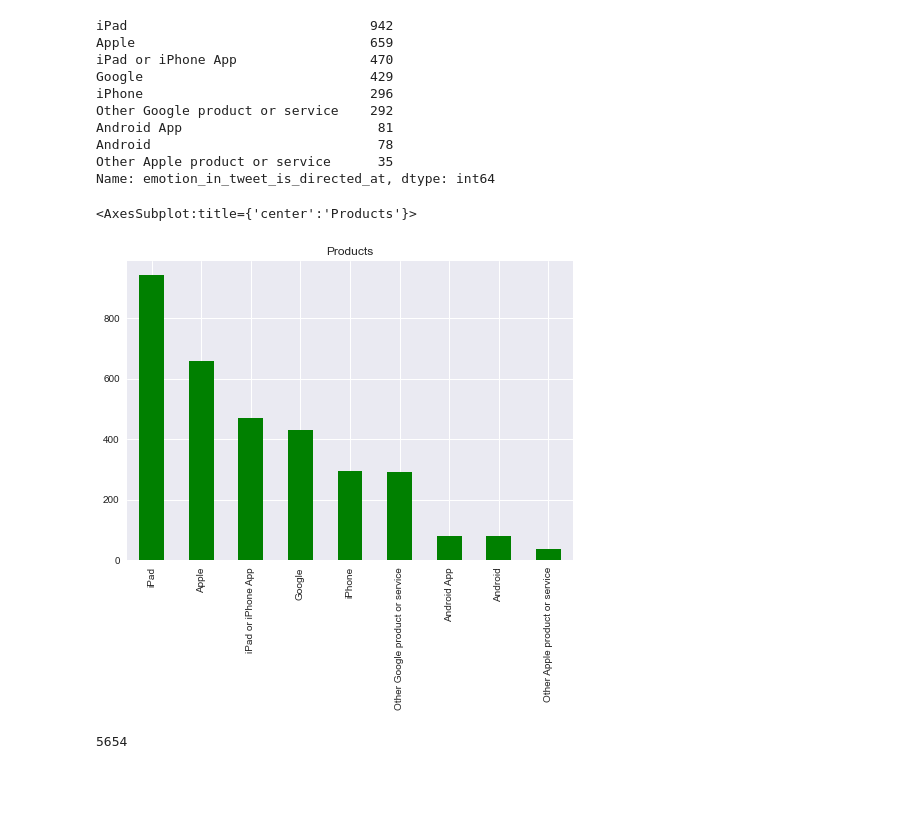
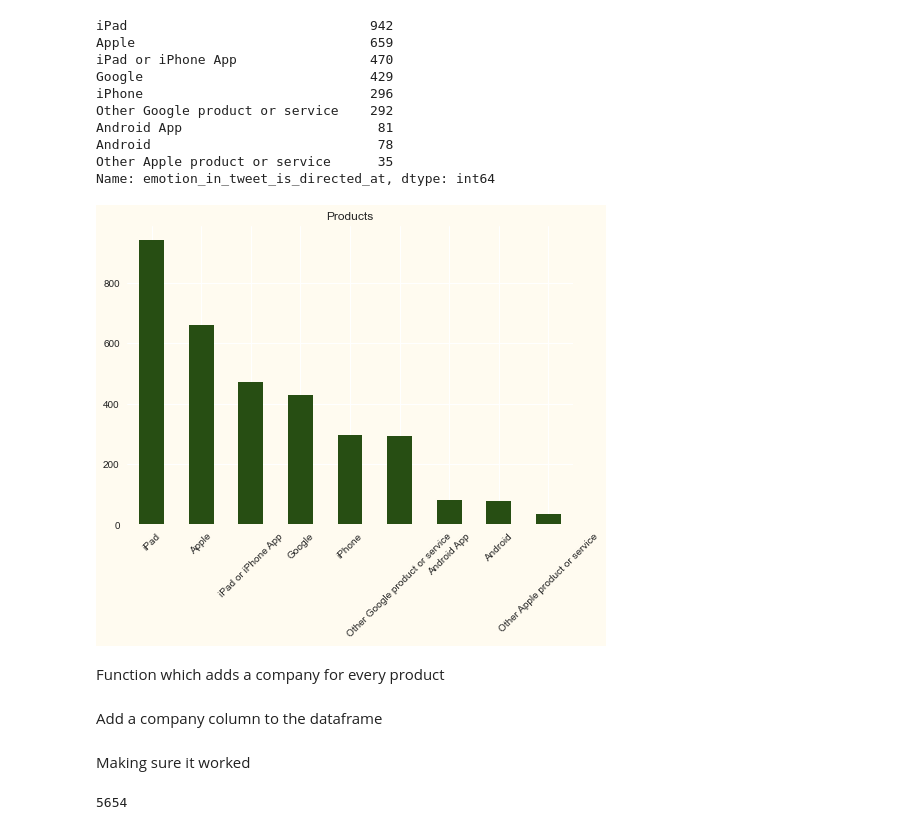
Before and after one commit to esadsetts/Mod_4_project, a Jupyter notebook: 01_EDA.ipynb, the cells around one changed output. Drawn from its saved outputs; the diff is of its cells as text; code cells hidden in the pictures; blank space fills up the shorter version.

Commit message:
added markdowns and played with colors;

```diff
--- a/01_EDA.ipynb
+++ b/01_EDA.ipynb
@@ -78,10 +86,13 @@ Android                             78
 Other Apple product or service      35
 Name: emotion_in_tweet_is_directed_at, dtype: int64
 # %%
-df.emotion_in_tweet_is_directed_at.value_counts().plot(kind = 'bar', color = 'green', title = 'Products')
+fig = plt.figure(facecolor='#fffbf0')
+ax = df.emotion_in_tweet_is_directed_at.value_counts().plot(kind = 'bar', color = '#274e13', title = 'Products', rot = 45, )
+ax.set_facecolor('#fffbf0')
 # %% [output]
-<AxesSubplot:title={'center':'Products'}>
-[figure, old version]
+[figure, new version]
+# %% [markdown]
+Function which adds a company for every product
 # %%
 def add_company(product):
     if product in ['iPad', 'Apple', 'iPad or iPhone App', 'iPhone', 'Other Apple product or service']:
@@ -90,8 +101,12 @@ def add_company(product):
         return 'Google'
     else:
         return np.NaN
+# %% [markdown]
+Add a company column to the dataframe
 # %%
 df['company'] = df.emotion_in_tweet_is_directed_at.map(add_company)
+# %% [markdown]
+Making sure it worked
 # %%
 df.emotion_in_tweet_is_directed_at.isna().sum()
 # %% [output]
```
Also changed, not shown: parts of 12 cells of this notebook, 1 other file.
